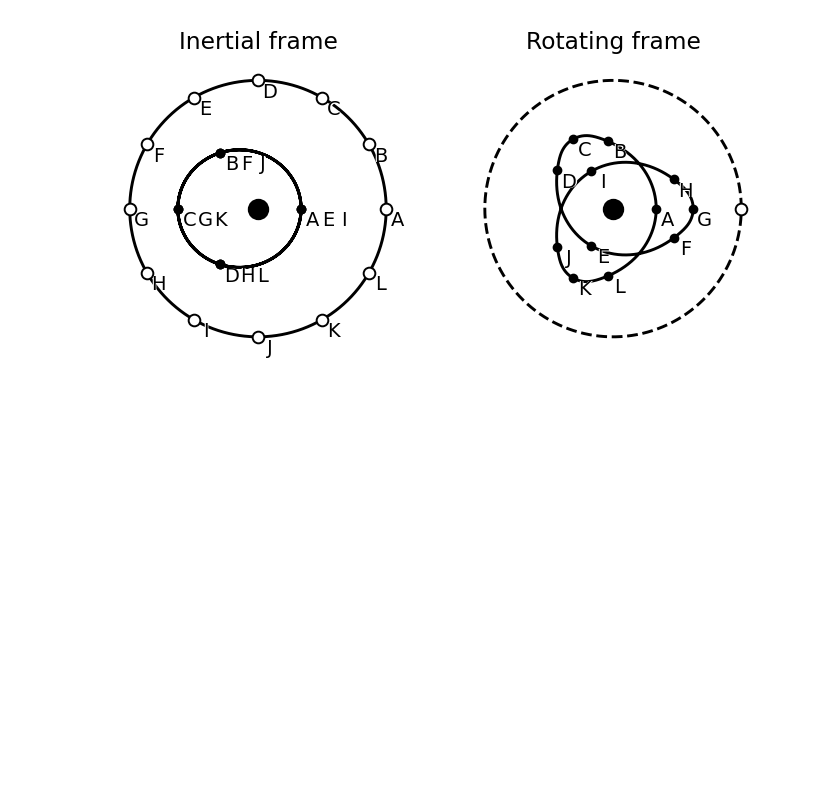
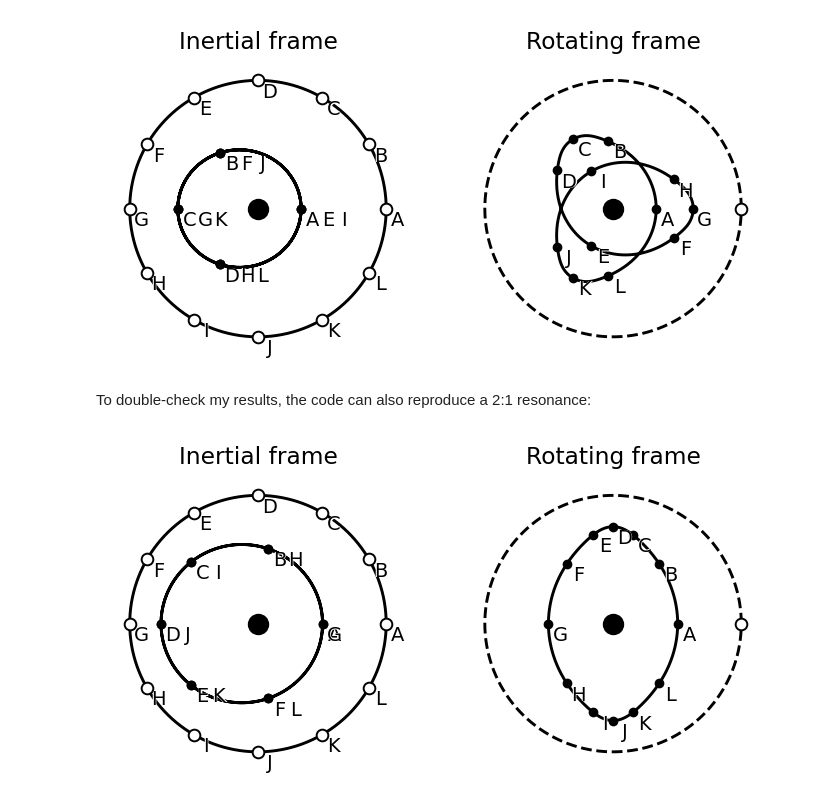
Before and after one commit to lodubay/dynamics, a Jupyter notebook: hw3.ipynb, the cells around one changed output. Drawn from its saved outputs; the diff is of its cells as text; code cells hidden in the pictures; blank space fills up the shorter version.

```diff
--- a/hw3.ipynb
+++ b/hw3.ipynb
@@ -9,0 +99,16 @@ import matplotlib.pyplot as plt
+# %%
+G = 6.67e-11 #SI
+M_Jup = 1.8982e27 # kg
+M_Io = 8.9319e22 # kg
+a_Io = 4.217e8 # m
+R_Jup = 6.9911e7 # m
+k2 = 0.37
+t_now = 5e9*math.pi*10**7 # lifetime of solar system in s
+T_Jup = 9.925 * 60**2 # s
+omega = 2*math.pi / T_Jup # s^-1
+
+mu = G*(M_Jup + M_Io)
+K = 3*k2*math.sqrt(mu)*(M_Io/M_Jup)*R_Jup**5
+
+Q = (6.5*K*t_now) / (a_Io**6.5 - a_synch(mu, omega)**6.5)
+print(Q)
@@ -105,2 +232,8 @@ plt.show()
 # %% [output]
 [figure]
+# %% [markdown]
+To double-check my results, the code can also reproduce a 2:1 resonance:
+# %%
+plot_resonances(2, eccentricity=0.2)
+# %% [output]
+[figure, added]
```
Also changed, not shown: parts of 18 cells of this notebook.
